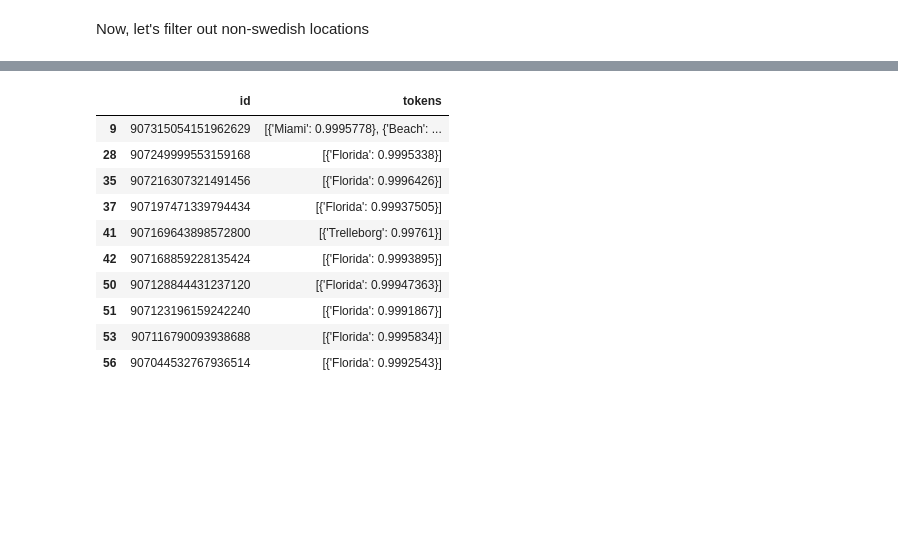
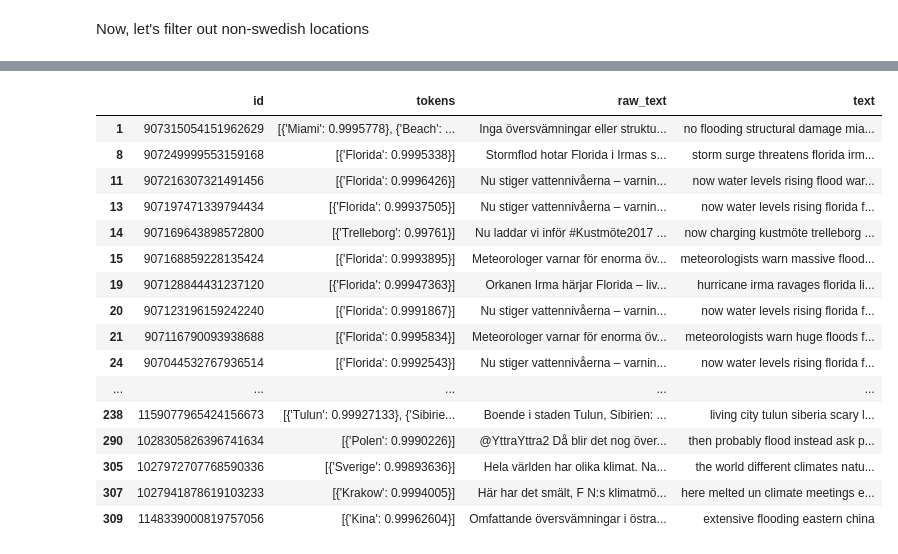
Before and after one commit to YasserKa/Classification-and-visualization-of-natural-disasters-using-Twitter, a Jupyter notebook: notebooks/geoparsing.sync.ipynb, the cells around one changed output, grey strips where cells are left out. Saved outputs shown, nothing was run; the diff lists cells and outputs as text; code cells hidden in the pictures; blank space fills up the shorter version.

```diff
--- a/notebooks/geoparsing.sync.ipynb
+++ b/notebooks/geoparsing.sync.ipynb
@@ -121,14 +194,52 @@ The percision seems to be not that good (i.e. The model seems to predict that so
+# %%
+# False positives
+false_pos = df[(df["mentions_location"] == 0) & (df["loc_ent_is_swedish"] != "False")][needed_columns]
+false_pos.head(50)
+# Sweden has locations that contains florida and miami
+# Idea: Increase precision by:
+# - Make more restrictive classification using data extracted from geocoders regarding location (e.g. population, type, popularity)
+# - Check non-swedish enteries for that location and if they are (e.g. more popular) filter the swedish entry out
+# %% [output]
+|  | id | tokens | raw_text | text |
+| 1 | 907315054151962629 | [{'Miami': 0.9995778}, {'Beach': ... | Inga översvämningar eller struktu... | no flooding structural damage mia... |
+| 8 | 907249999553159168 | [{'Florida': 0.9995338}] | Stormflod hotar Florida i Irmas s... | storm surge threatens florida irm... |
+| 11 | 907216307321491456 | [{'Florida': 0.9996426}] | Nu stiger vattennivåerna – varnin... | now water levels rising flood war... |
+| 13 | 907197471339794434 | [{'Florida': 0.99937505}] | Nu stiger vattennivåerna – varnin... | now water levels rising florida f... |
+| 14 | 907169643898572800 | [{'Trelleborg': 0.99761}] | Nu laddar vi inför #Kustmöte2017 ... | now charging kustmöte trelleborg ... |
+| 15 | 907168859228135424 | [{'Florida': 0.9993895}] | Meteorologer varnar för enorma öv... | meteorologists warn massive flood... |
+| 19 | 907128844431237120 | [{'Florida': 0.99947363}] | Orkanen Irma härjar Florida – liv... | hurricane irma ravages florida li... |
+| 20 | 907123196159242240 | [{'Florida': 0.9991867}] | Nu stiger vattennivåerna – varnin... | now water levels rising florida f... |
+| 21 | 907116790093938688 | [{'Florida': 0.9995834}] | Meteorologer varnar för enorma öv... | meteorologists warn huge floods f... |
+| 24 | 907044532767936514 | [{'Florida': 0.9992543}] | Nu stiger vattennivåerna – varnin... | now water levels rising florida f... |
+| ... | ... | ... | ... | ... |
+| 238 | 1159077965424156673 | [{'Tulun': 0.99927133}, {'Sibirie... | Boende i staden Tulun, Sibirien: ... | living city tulun siberia scary l... |
+| 290 | 1028305826396741634 | [{'Polen': 0.9990226}] | @YttraYttra2 Då blir det nog över... | then probably flood instead ask p... |
+| 305 | 1027972707768590336 | [{'Sverige': 0.99893636}] | Hela världen har olika klimat. Na... | the world different climates natu... |
+| 307 | 1027941878619103233 | [{'Krakow': 0.9994005}] | Här har det smält, F N:s klimatmö... | here melted un climate meetings e... |
+| 309 | 1148339000819757056 | [{'Kina': 0.99962604}] | Omfattande översvämningar i östra... | extensive flooding eastern china |
 # %%
-df[(df["mentions_location"] == 0) & df['loc_ent_is_swedish']][['id', 'tokens']].head(10)
+def parse_raw_text(raw_json):
+    if raw_json == "False":
+        return pd.Series(5 * [False])
+    return pd.Series(
+        [
+            ast.literal_eval(raw_json)["class"],
+            ast.literal_eval(raw_json)["importance"],
+            ast.literal_eval(raw_json)["type"],
+            ast.literal_eval(raw_json)["display_name"],
+            float(ast.literal_eval(raw_json)["lat"]),
+            float(ast.literal_eval(raw_json)["lon"]),
+        ]
+    )
+
+
+df[
+    [
+        "loc_class",
+        "loc_importance",
+        "loc_type",
+        "loc_display_name",
+        "loc_lat",
+        "loc_lon",
+    ]
+] = df["loc_ent_is_swedish"].apply(parse_raw_text)
-# %% [output]
-|  | id | tokens |
-| 9 | 907315054151962629 | [{'Miami': 0.9995778}, {'Beach': ... |
-| 28 | 907249999553159168 | [{'Florida': 0.9995338}] |
-| 35 | 907216307321491456 | [{'Florida': 0.9996426}] |
-| 37 | 907197471339794434 | [{'Florida': 0.99937505}] |
-| 41 | 907169643898572800 | [{'Trelleborg': 0.99761}] |
-| 42 | 907168859228135424 | [{'Florida': 0.9993895}] |
-| 50 | 907128844431237120 | [{'Florida': 0.99947363}] |
-| 51 | 907123196159242240 | [{'Florida': 0.9991867}] |
-| 53 | 907116790093938688 | [{'Florida': 0.9995834}] |
-| 56 | 907044532767936514 | [{'Florida': 0.9992543}] |
```
Also changed, not shown: parts of 22 cells of this notebook, 9 other files.
